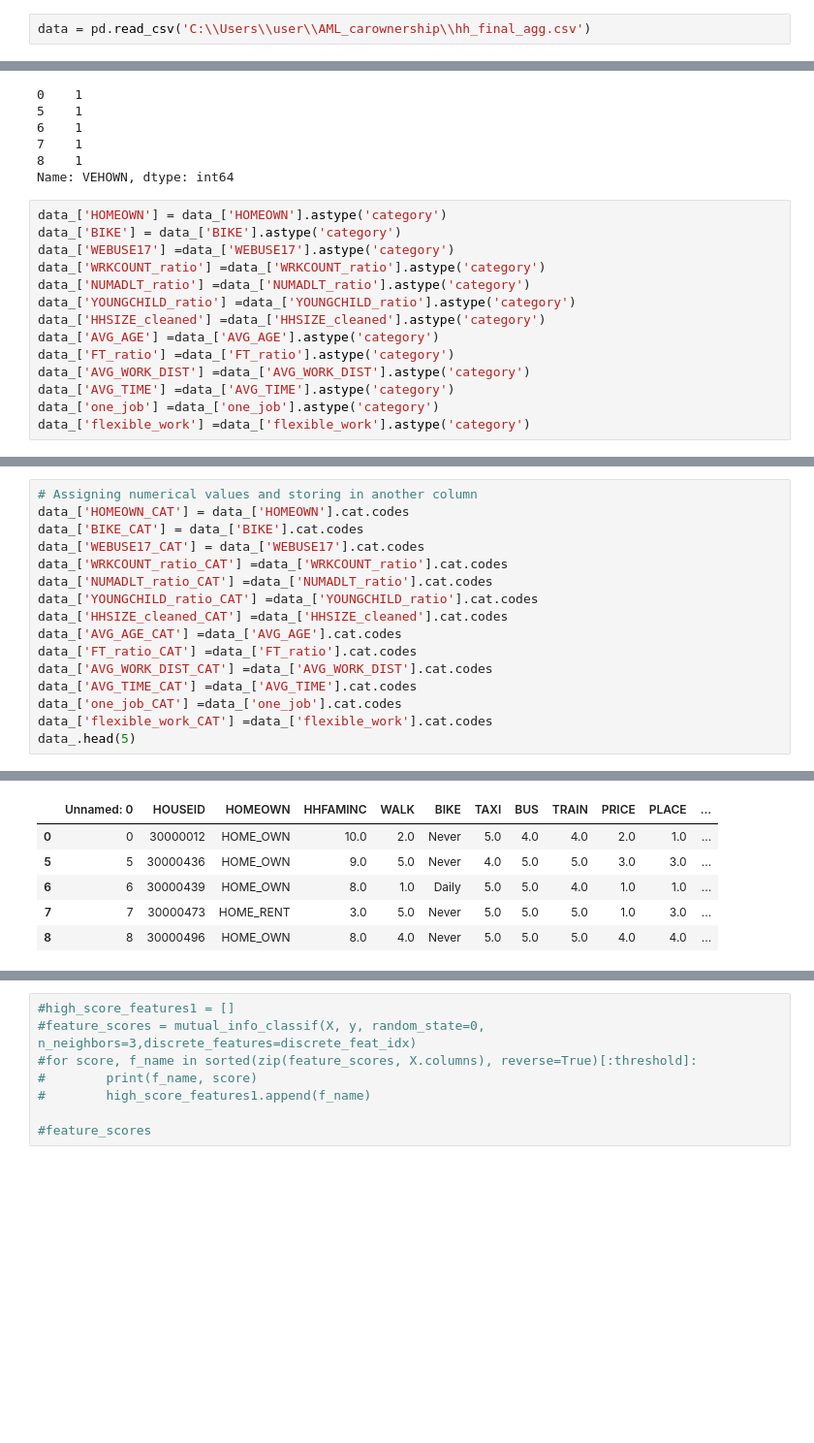
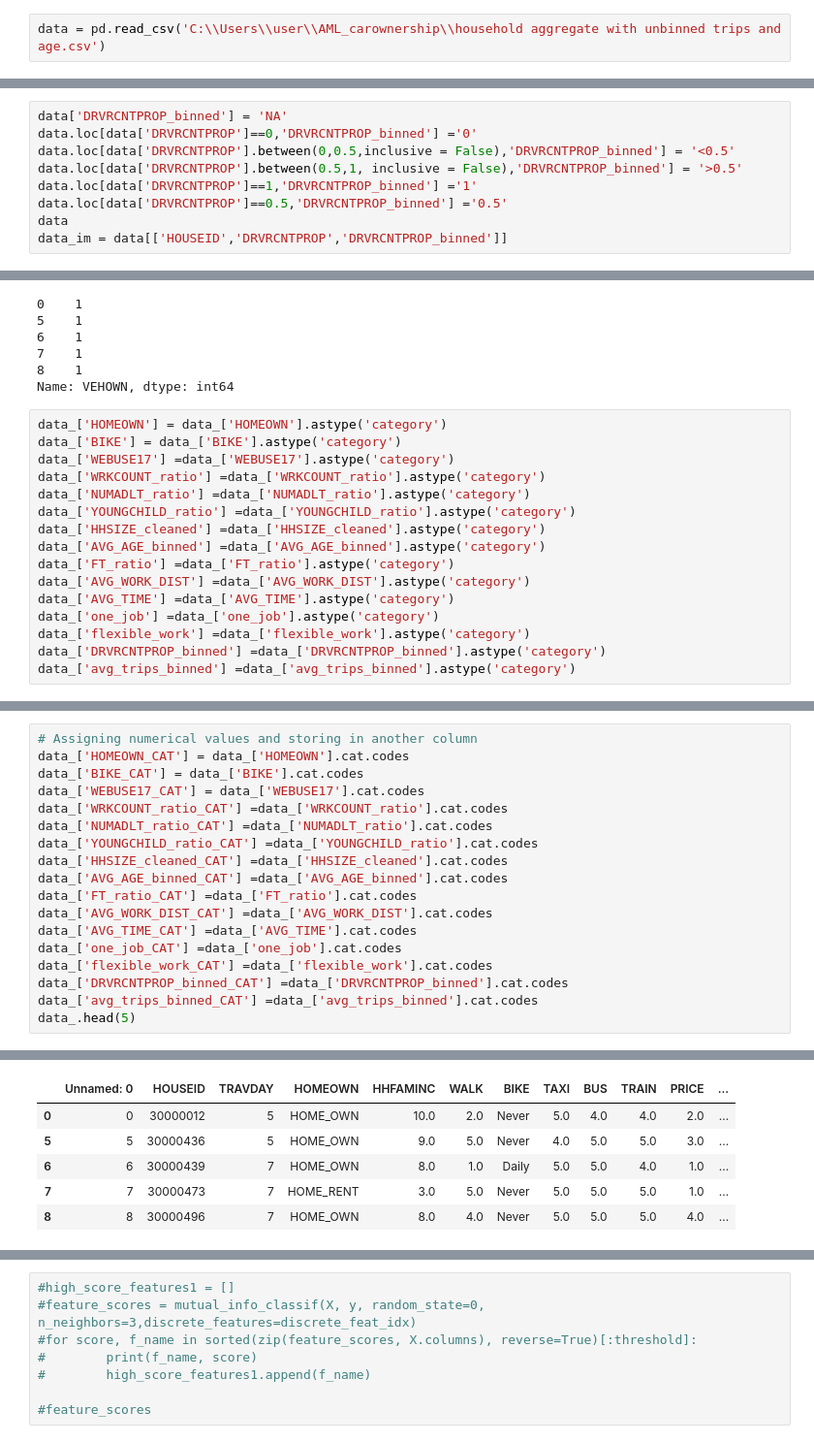
Before and after one commit to seanteohyh/AML_US_Traffic, a Jupyter notebook: feature_score_new.ipynb, the cells around one changed output, grey strips where cells are left out. Shown at 97% size. Saved outputs shown, nothing was run; the diff lists cells and outputs as text; blank space fills up the shorter version.

```diff
--- a/feature_score_new.ipynb
+++ b/feature_score_new.ipynb
@@ -5,7 +5,7 @@ import numpy as np
 from sklearn import linear_model
 from sklearn import metrics
 # %%
-data = pd.read_csv('C:\\Users\\user\\AML_carownership\\hh_final_agg.csv')
+data = pd.read_csv('C:\\Users\\user\\AML_carownership\\household aggregate with unbinned trips and age.csv')
 # %%
 pd.set_option('max_columns', None)
 # %%
@@ -24,0 +51,9 @@ data.head(5).append(data.tail(5))
+# %%
+data['DRVRCNTPROP_binned'] = 'NA'
+data.loc[data['DRVRCNTPROP']==0,'DRVRCNTPROP_binned'] ='0'
+data.loc[data['DRVRCNTPROP'].between(0,0.5,inclusive = False),'DRVRCNTPROP_binned'] = '<0.5'
+data.loc[data['DRVRCNTPROP'].between(0.5,1, inclusive = False),'DRVRCNTPROP_binned'] = '>0.5'
+data.loc[data['DRVRCNTPROP']==1,'DRVRCNTPROP_binned'] ='1'
+data.loc[data['DRVRCNTPROP']==0.5,'DRVRCNTPROP_binned'] ='0.5'
+data
+data_im = data[['HOUSEID','DRVRCNTPROP','DRVRCNTPROP_binned']]
@@ -182,12 +251,14 @@ data_['WRKCOUNT_ratio'] =data_['WRKCOUNT_ratio'].astype('category')
 data_['NUMADLT_ratio'] =data_['NUMADLT_ratio'].astype('category')
 data_['YOUNGCHILD_ratio'] =data_['YOUNGCHILD_ratio'].astype('category')
 data_['HHSIZE_cleaned'] =data_['HHSIZE_cleaned'].astype('category')
-data_['AVG_AGE'] =data_['AVG_AGE'].astype('category')
+data_['AVG_AGE_binned'] =data_['AVG_AGE_binned'].astype('category')
 data_['FT_ratio'] =data_['FT_ratio'].astype('category')
 data_['AVG_WORK_DIST'] =data_['AVG_WORK_DIST'].astype('category')
 data_['AVG_TIME'] =data_['AVG_TIME'].astype('category')
 data_['one_job'] =data_['one_job'].astype('category')
 data_['flexible_work'] =data_['flexible_work'].astype('category')
+data_['DRVRCNTPROP_binned'] =data_['DRVRCNTPROP_binned'].astype('category')
+data_['avg_trips_binned'] =data_['avg_trips_binned'].astype('category')
 # %% [output]
 A value is trying to be set on a copy of a slice from a DataFrame.
 Try using .loc[row_indexer,col_indexer] = value instead
@@ -215,12 +286,14 @@ data_['WRKCOUNT_ratio_CAT'] =data_['WRKCOUNT_ratio'].cat.codes
 data_['NUMADLT_ratio_CAT'] =data_['NUMADLT_ratio'].cat.codes
 data_['YOUNGCHILD_ratio_CAT'] =data_['YOUNGCHILD_ratio'].cat.codes
 data_['HHSIZE_cleaned_CAT'] =data_['HHSIZE_cleaned'].cat.codes
-data_['AVG_AGE_CAT'] =data_['AVG_AGE'].cat.codes
+data_['AVG_AGE_binned_CAT'] =data_['AVG_AGE_binned'].cat.codes
 data_['FT_ratio_CAT'] =data_['FT_ratio'].cat.codes
 data_['AVG_WORK_DIST_CAT'] =data_['AVG_WORK_DIST'].cat.codes
 data_['AVG_TIME_CAT'] =data_['AVG_TIME'].cat.codes
 data_['one_job_CAT'] =data_['one_job'].cat.codes
 data_['flexible_work_CAT'] =data_['flexible_work'].cat.codes
+data_['DRVRCNTPROP_binned_CAT'] =data_['DRVRCNTPROP_binned'].cat.codes
+data_['avg_trips_binned_CAT'] =data_['avg_trips_binned'].cat.codes
 data_.head(5)
 # %% [output]
 A value is trying to be set on a copy of a slice from a DataFrame.
@@ -243,9 +316,9 @@ See the caveats in the documentation: http://pandas.pydata.org/pandas-docs/stabl
-|  | Unnamed: 0 | HOUSEID | HOMEOWN | HHFAMINC | WALK | BIKE | TAXI | BUS | TRAIN | PRICE | PLACE | ... |
-| 0 | 0 | 30000012 | HOME_OWN | 10.0 | 2.0 | Never | 5.0 | 4.0 | 4.0 | 2.0 | 1.0 | ... |
-| 5 | 5 | 30000436 | HOME_OWN | 9.0 | 5.0 | Never | 4.0 | 5.0 | 5.0 | 3.0 | 3.0 | ... |
-| 6 | 6 | 30000439 | HOME_OWN | 8.0 | 1.0 | Daily | 5.0 | 5.0 | 4.0 | 1.0 | 1.0 | ... |
-| 7 | 7 | 30000473 | HOME_RENT | 3.0 | 5.0 | Never | 5.0 | 5.0 | 5.0 | 1.0 | 3.0 | ... |
-| 8 | 8 | 30000496 | HOME_OWN | 8.0 | 4.0 | Never | 5.0 | 5.0 | 5.0 | 4.0 | 4.0 | ... |
+|  | Unnamed: 0 | HOUSEID | TRAVDAY | HOMEOWN | HHFAMINC | WALK | BIKE | TAXI | BUS | TRAIN | PRICE | ... |
+| 0 | 0 | 30000012 | 5 | HOME_OWN | 10.0 | 2.0 | Never | 5.0 | 4.0 | 4.0 | 2.0 | ... |
+| 5 | 5 | 30000436 | 5 | HOME_OWN | 9.0 | 5.0 | Never | 4.0 | 5.0 | 5.0 | 3.0 | ... |
+| 6 | 6 | 30000439 | 7 | HOME_OWN | 8.0 | 1.0 | Daily | 5.0 | 5.0 | 4.0 | 1.0 | ... |
+| 7 | 7 | 30000473 | 7 | HOME_RENT | 3.0 | 5.0 | Never | 5.0 | 5.0 | 5.0 | 1.0 | ... |
+| 8 | 8 | 30000496 | 7 | HOME_OWN | 8.0 | 4.0 | Never | 5.0 | 5.0 | 5.0 | 4.0 | ... |
 # %%
 data_.columns.tolist()
 # %% [output]
```
Also changed, not shown: parts of 38 cells of this notebook, 1 other file.
